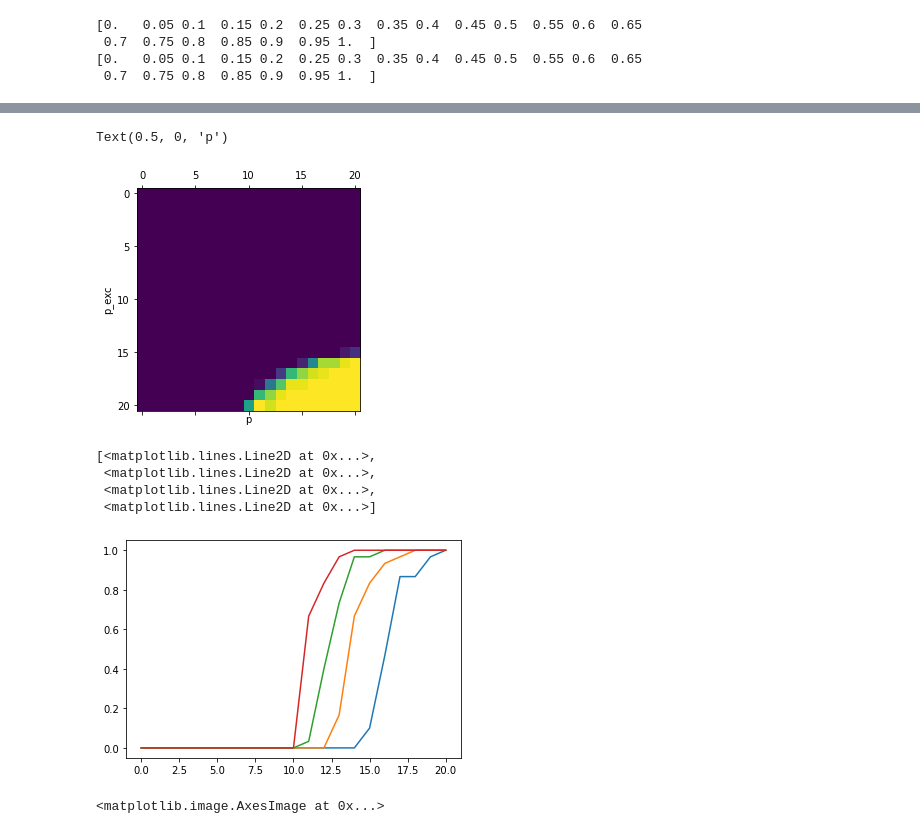
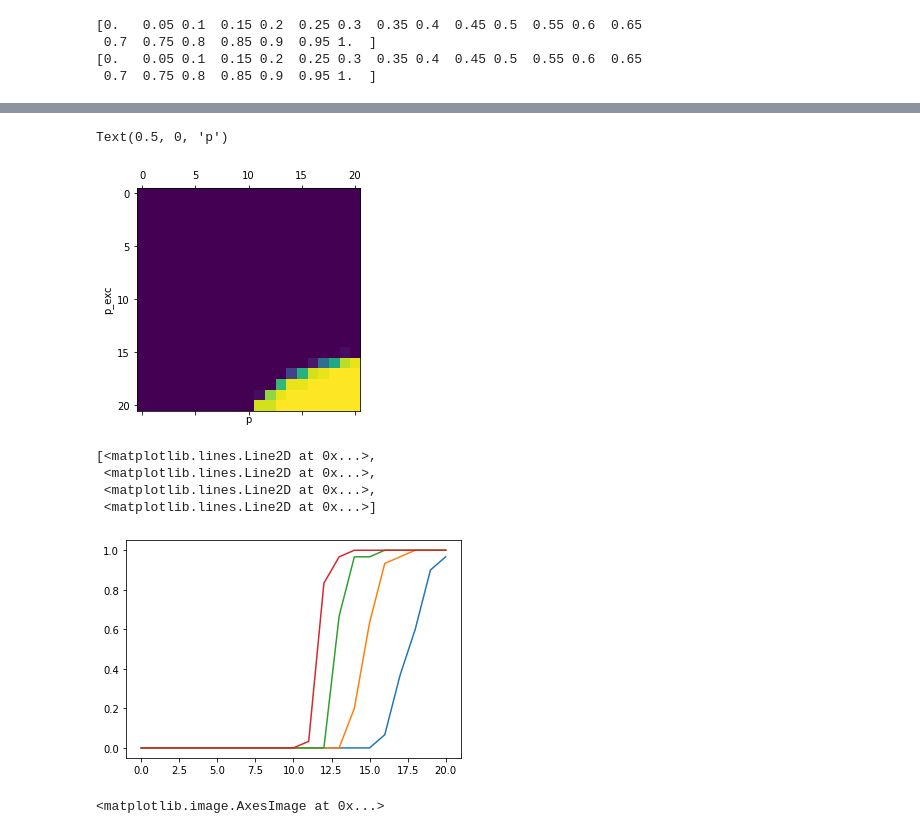
Before and after one commit to aloejhb/pyava, a Jupyter notebook: notebooks/parameter_scan_ei_perc_2d.ipynb, the cells around one changed output, grey strips where cells are left out. Cells and saved outputs as stored; diff of their text form; code cells hidden in the pictures.

```diff
--- a/notebooks/parameter_scan_ei_perc_2d.ipynb
+++ b/notebooks/parameter_scan_ei_perc_2d.ipynb
@@ -45,3 +46,5 @@ out_root_dir = '../results'
 #subdir = '2021-07-11-23-17-22_10x10'
 subdir = '2021-07-12-00-08-42'
 indir = os.path.join(out_root_dir, subdir)
+scan_par = psc.load_scan_par(indir)
+print(scan_par)
@@ -70,13 +55,13 @@ scan_par
 # %%
-reach_thresh = 90
+reach_thresh = 120
 madeit_mat = reach_mat > reach_thresh
 reach_prob_mat = np.sum(madeit_mat, axis=2)/madeit_mat.shape[2]
 plt.matshow(reach_prob_mat)
 plt.ylabel(par_list[1])
 plt.xlabel(par_list[0])
 # %% [output]
 Text(0.5, 0, 'p')
-[figure, old version]
+[figure, new version]
 # %%
 plt.plot(reach_prob_mat[16:20,:].transpose())
 # %% [output]
@@ -84,7 +69,7 @@ plt.plot(reach_prob_mat[16:20,:].transpose())
  <matplotlib.lines.Line2D at 0x...>,
  <matplotlib.lines.Line2D at 0x...>,
  <matplotlib.lines.Line2D at 0x...>]
-[figure, old version]
+[figure, new version]
 # %%
 max_reach = np.max(reach_mat, axis=2)
 plt.matshow(max_reach)
```
Also changed, not shown: parts of 5 cells of this notebook, 2 other files.
